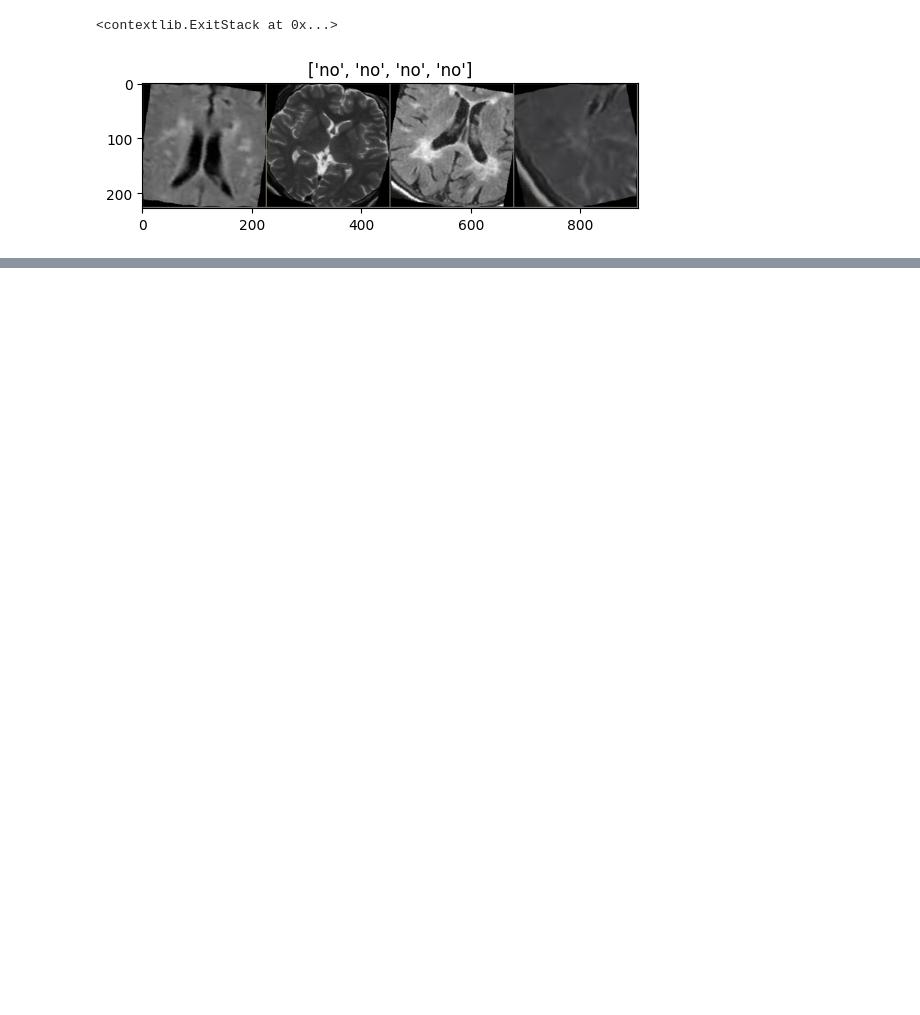
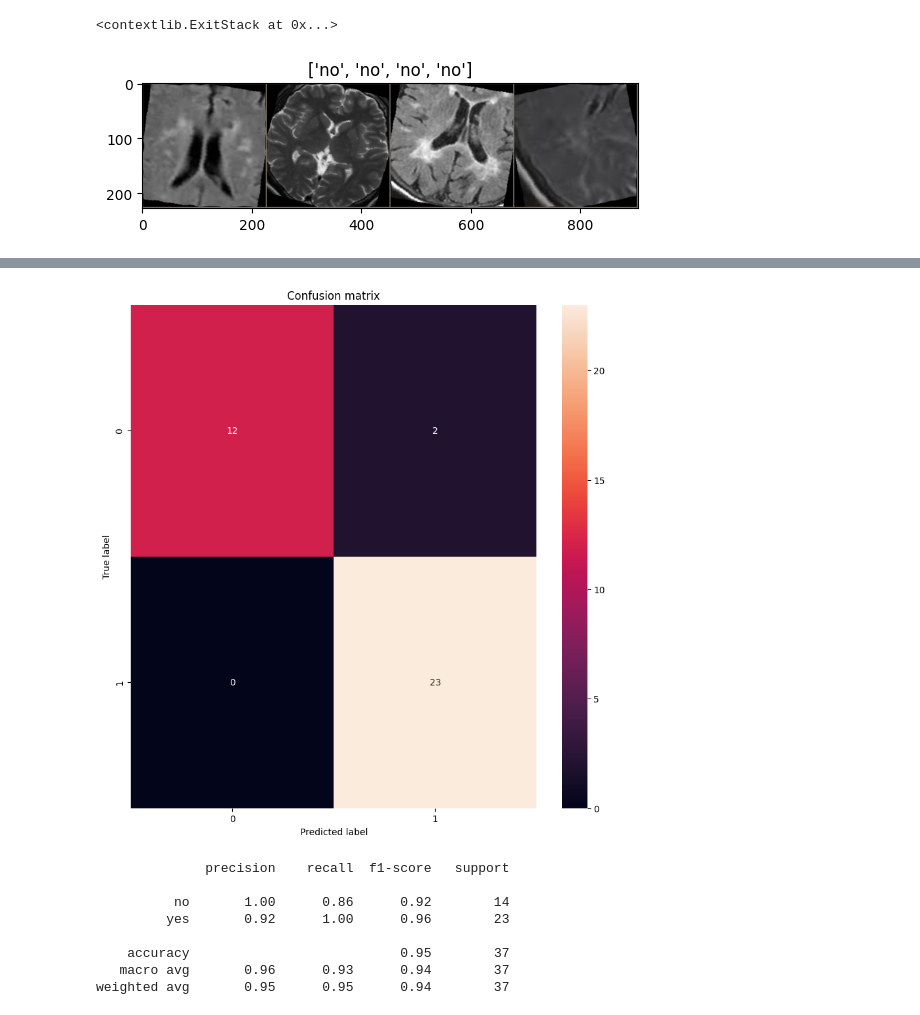
Before and after one commit to michael-fuest/tum-ai-brain-mri-image-classification, a Jupyter notebook: src/modeling.ipynb, the cells around one changed output, grey strips where cells are left out. Saved outputs shown, nothing was run; the diff lists cells and outputs as text; code cells hidden in the pictures; blank space fills up the shorter version.

Commit message:
added pretrained imagenet model and test set evaluation

```diff
--- a/src/modeling.ipynb
+++ b/src/modeling.ipynb
@@ -204,0 +226,50 @@ train_cropped Loss: 0.4356 Acc: 0.7838
+# %%
+def predict_image(model, img_path):
+    img = Image.open(img_path)
+    img = data_transforms['validate_cropped'](img)
+    img = img.unsqueeze(0)
+    img = img.to(device)
+
+    with torch.no_grad():
+        outputs = model(img)
+        _, preds = torch.max(outputs, 1)
+
+        return class_names[preds[0]]
+
+#predicting on test images
+test_data = datasets.ImageFolder(test_dir_cropped)
+
+def predict_on_test_folder(model, test_folder):
+    predictions = []
+    for labels in os.listdir(test_folder):
+        for img in os.listdir(os.path.join(test_folder, labels)):
+            predictions.append(predict_image(model, os.path.join(test_folder, labels, img)))
+    return predictions
+# %%
+predictions = predict_on_test_folder(model_ft, test_dir_cropped)
+# %%
+from sklearn.metrics import confusion_matrix, classification_report
+
+def plot_confusion_matrix(predictions, labels):
+    cm = confusion_matrix(labels, predictions)
+    plt.figure(figsize=(10, 10))
+    sns.heatmap(cm, annot=True, fmt="d")
+    plt.title("Confusion matrix")
+    plt.ylabel('True label')
+    plt.xlabel('Predicted label')
+    plt.show()
+
+true_labels = [class_names[label] for label in test_data.targets]
+plot_confusion_matrix(predictions, true_labels)
+
+print(classification_report(true_labels, predictions))
+# %% [output]
+[figure, added]
+              precision    recall  f1-score   support
+
+          no       1.00      0.86      0.92        14
+         yes       0.92      1.00      0.96        23
+
+    accuracy                           0.95        37
+   macro avg       0.96      0.93      0.94        37
+weighted avg       0.95      0.95      0.94        37
```
Also changed, not shown: parts of 3 cells of this notebook, 2 other files.
